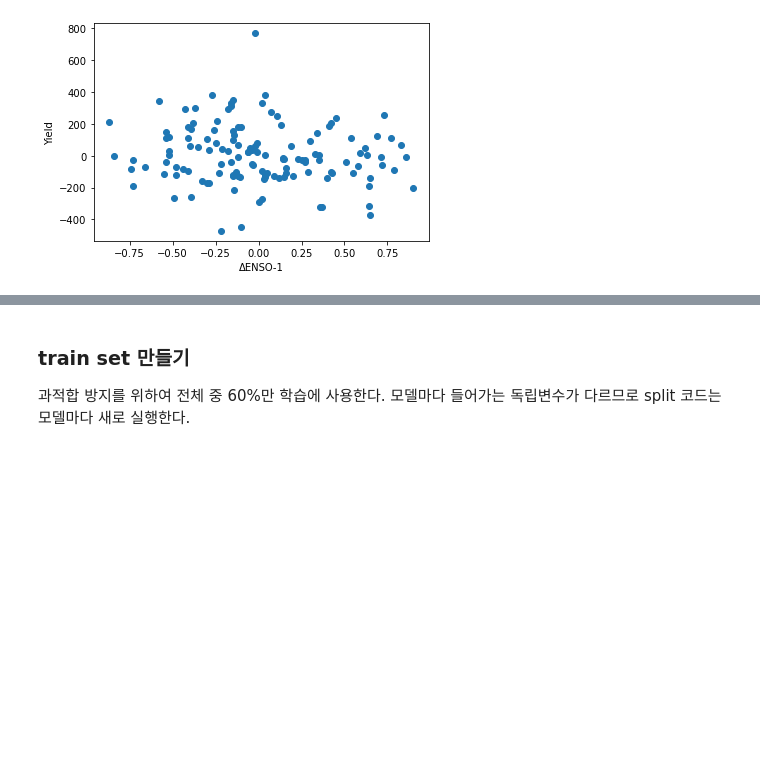
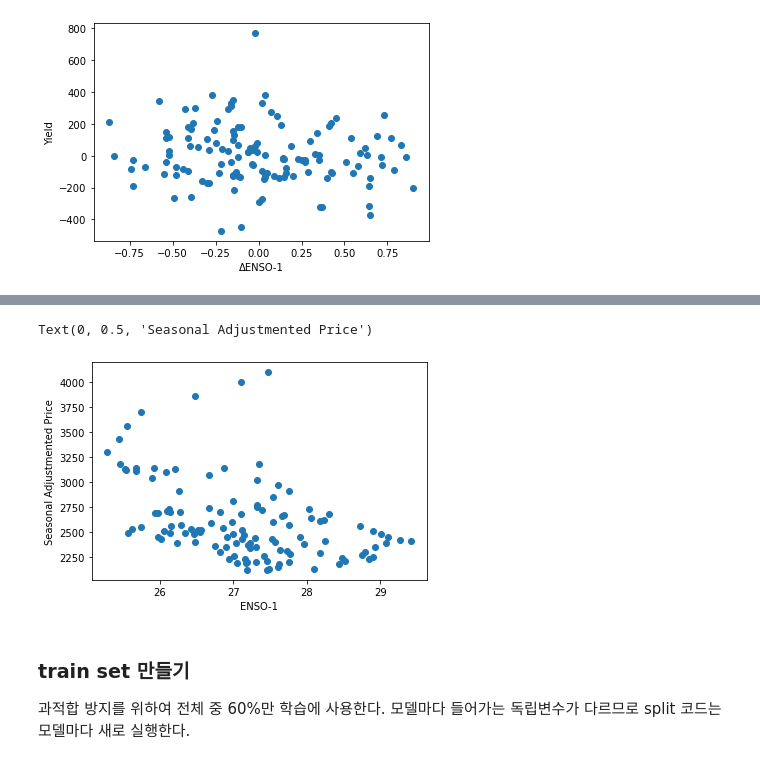
Before and after one commit to Soo-Im/PalmOil, a Jupyter notebook: ENSO-Palm_Prediction.ipynb, the cells around one changed output, grey strips where cells are left out. Saved outputs shown, nothing was run; the diff lists cells and outputs as text; code cells hidden in the pictures; blank space fills up the shorter version.

```diff
--- a/ENSO-Palm_Prediction.ipynb
+++ b/ENSO-Palm_Prediction.ipynb
@@ -270,3 +300,10 @@ Text(0, 0.5, 'Yield')
+# %%
+plt.scatter(X_del_nino, Y_yield)
+plt.xlabel('ENSO-1')
+plt.ylabel('Seasonal Adjustmented Price')
+# %% [output]
+Text(0, 0.5, 'Seasonal Adjustmented Price')
+[figure, added]
 # %% [markdown]
 ### train set 만들기
 과적합 방지를 위하여 전체 중 60%만 학습에 사용한다. 모델마다 들어가는 독립변수가 다르므로 split 코드는 모델마다 새로 실행한다.
```
Also changed, not shown: parts of 8 cells of this notebook.
